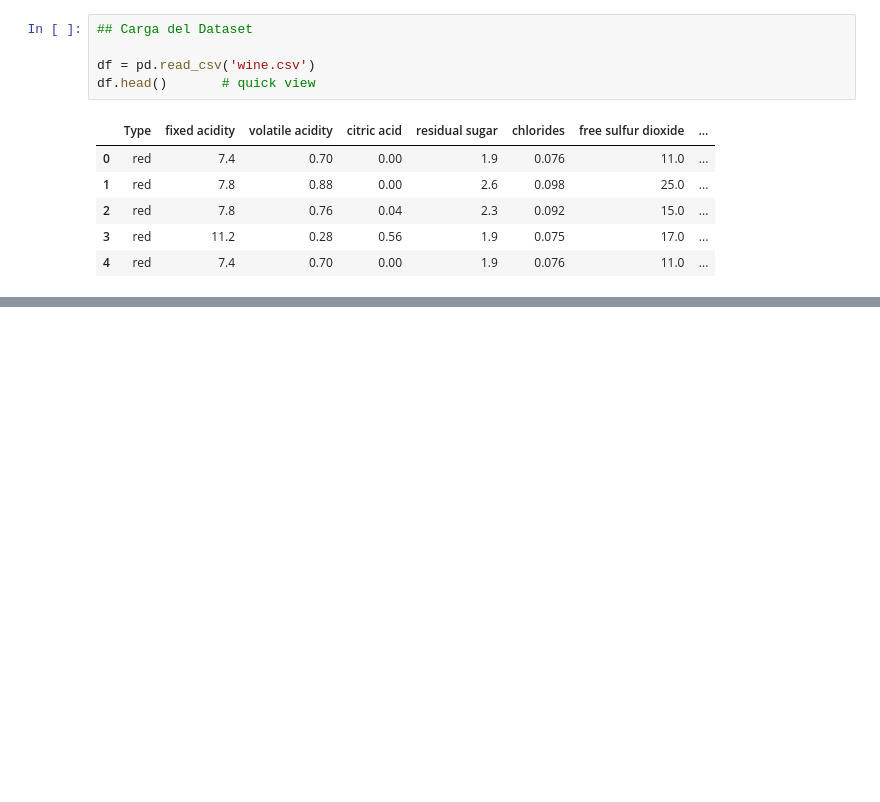
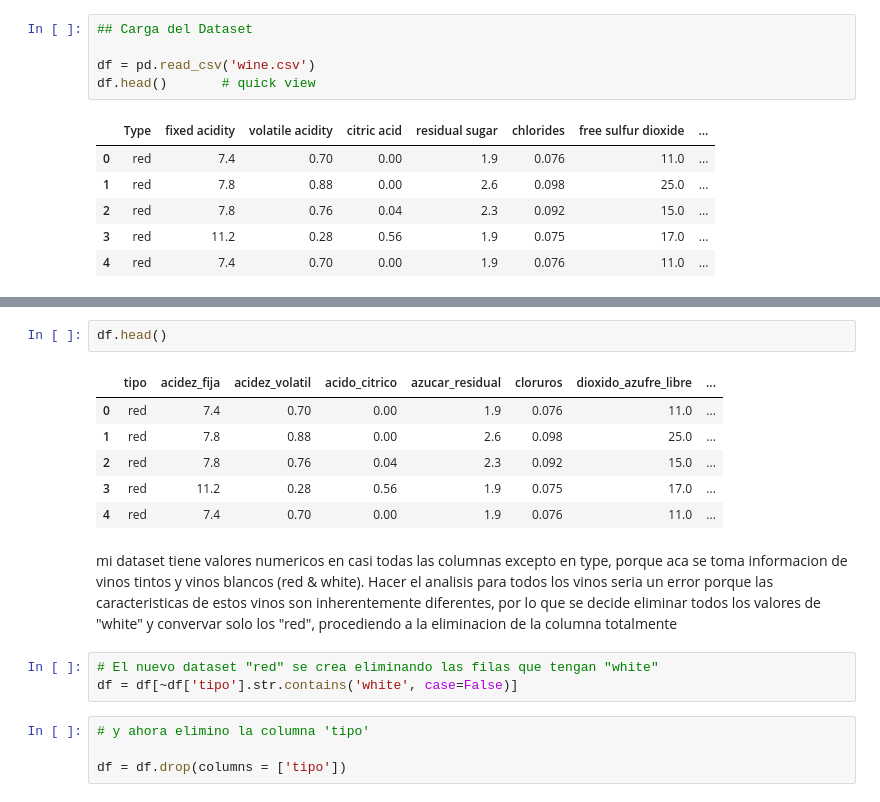
Before and after one commit to guerscay/Wine_Dataset, a Jupyter notebook: wine.ipynb, the cells around one changed output, grey strips where cells are left out. Saved outputs shown, nothing was run; the diff lists cells and outputs as text; blank space fills up the shorter version.

```diff
--- a/wine.ipynb
+++ b/wine.ipynb
@@ -126,0 +137,18 @@ dtype: float64
+# %%
+df.head()
+# %% [output]
+|  | tipo | acidez_fija | acidez_volatil | acido_citrico | azucar_residual | cloruros | dioxido_azufre_libre | ... |
+| 0 | red | 7.4 | 0.70 | 0.00 | 1.9 | 0.076 | 11.0 | ... |
+| 1 | red | 7.8 | 0.88 | 0.00 | 2.6 | 0.098 | 25.0 | ... |
+| 2 | red | 7.8 | 0.76 | 0.04 | 2.3 | 0.092 | 15.0 | ... |
+| 3 | red | 11.2 | 0.28 | 0.56 | 1.9 | 0.075 | 17.0 | ... |
+| 4 | red | 7.4 | 0.70 | 0.00 | 1.9 | 0.076 | 11.0 | ... |
+# %% [markdown]
+mi dataset tiene valores numericos en casi todas las columnas excepto en type, porque aca se toma informacion de vinos tintos y vinos blancos (red & white). Hacer el analisis para todos los vinos seria un error porque las caracteristicas de estos vinos son inherentemente diferentes, por lo que se decide eliminar todos los valores de "white" y convervar solo los "red", procediendo a la eliminacion de la columna totalmente
+# %%
+# El nuevo dataset "red" se crea eliminando las filas que tengan "white"
+df = df[~df['tipo'].str.contains('white', case=False)]
+# %%
+# y ahora elimino la columna 'tipo'
+
+df = df.drop(columns = ['tipo'])
```
Also changed, not shown: parts of 19 cells of this notebook.
